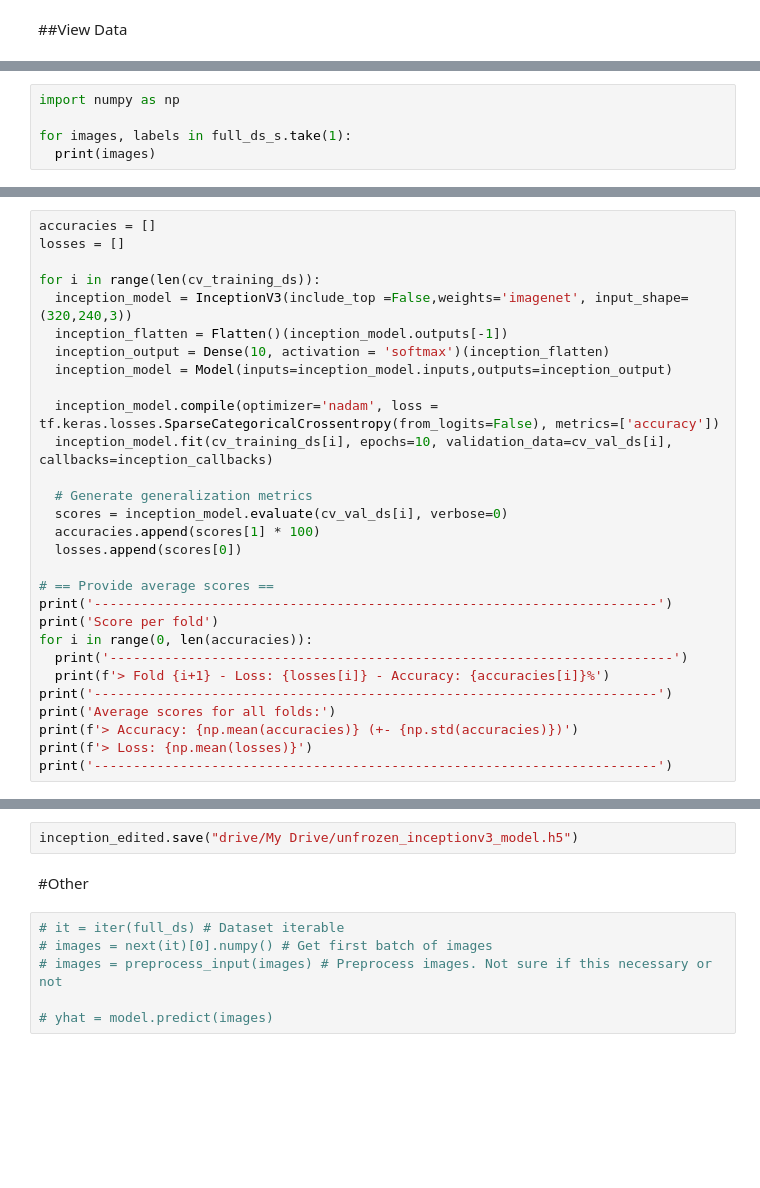
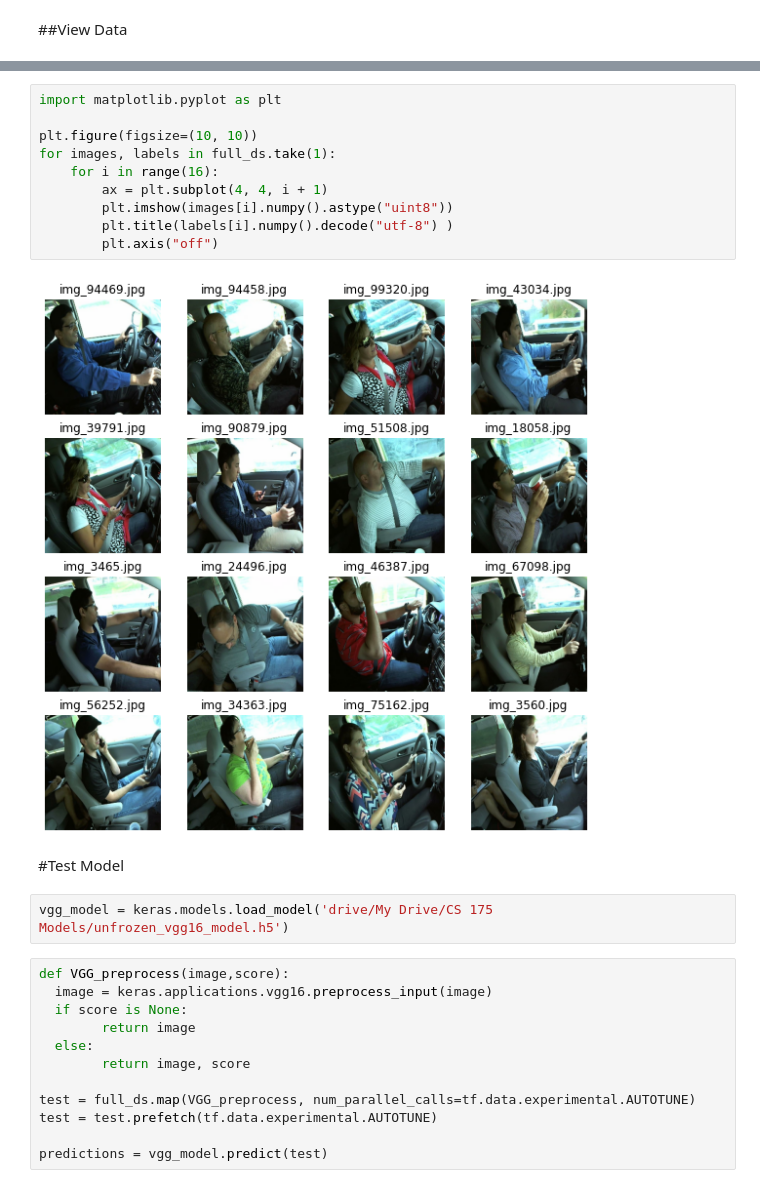
Before and after one commit to AshnakAGQ/DistractedDriver, a Jupyter notebook: project.ipynb, the cells around one changed output, grey strips where cells are left out. Saved outputs shown, nothing was run; the diff lists cells and outputs as text; blank space fills up the shorter version.

```diff
--- a/project.ipynb
+++ b/project.ipynb
@@ -224,5 +116,0 @@ def benchmark(dataset, num_epochs=2):
-# %%
-import numpy as np
-
-for images, labels in full_ds_s.take(1):
-  print(images)
@@ -785,29 +116,0 @@ _________________________________________________________________
-# %%
-accuracies = []
-losses = []
-
-for i in range(len(cv_training_ds)):
-  inception_model = InceptionV3(include_top =False,weights='imagenet', input_shape=(320,240,3))
-  inception_flatten = Flatten()(inception_model.outputs[-1])
-  inception_output = Dense(10, activation = 'softmax')(inception_flatten)
-  inception_model = Model(inputs=inception_model.inputs,outputs=inception_output)
-
-  inception_model.compile(optimizer='nadam', loss = tf.keras.losses.SparseCategoricalCrossentropy(from_logits=False), metrics=['accuracy'])
-  inception_model.fit(cv_training_ds[i], epochs=10, validation_data=cv_val_ds[i], callbacks=inception_callbacks)
-
-  # Generate generalization metrics
-  scores = inception_model.evaluate(cv_val_ds[i], verbose=0)
-  accuracies.append(scores[1] * 100)
-  losses.append(scores[0])
-
-# == Provide average scores ==
-print('------------------------------------------------------------------------')
-print('Score per fold')
-for i in range(0, len(accuracies)):
-  print('------------------------------------------------------------------------')
-  print(f'> Fold {i+1} - Loss: {losses[i]} - Accuracy: {accuracies[i]}%')
-print('------------------------------------------------------------------------')
-print('Average scores for all folds:')
-print(f'> Accuracy: {np.mean(accuracies)} (+- {np.std(accuracies)})')
-print(f'> Loss: {np.mean(losses)}')
-print('------------------------------------------------------------------------')
@@ -944,10 +117,28 @@ plt.legend(['frozen','unfrozen'], loc='upper left')
-# %%
-inception_edited.save("drive/My Drive/unfrozen_inceptionv3_model.h5")
-# %% [markdown]
-#Other
-# %%
-# it = iter(full_ds) # Dataset iterable
-# images = next(it)[0].numpy() # Get first batch of images
-# images = preprocess_input(images) # Preprocess images. Not sure if this necessary or not
-
-# yhat = model.predict(images)
+# %%
+import matplotlib.pyplot as plt
+
+plt.figure(figsize=(10, 10))
+for images, labels in full_ds.take(1):
+    for i in range(16):
+        ax = plt.subplot(4, 4, i + 1)
+        plt.imshow(images[i].numpy().astype("uint8"))
+        plt.title(labels[i].numpy().decode("utf-8") )
+        plt.axis("off")
+# %% [output]
+[figure, added]
+# %% [markdown]
+#Test Model
+# %%
+vgg_model = keras.models.load_model('drive/My Drive/CS 175 Models/unfrozen_vgg16_model.h5')
+# %%
+def VGG_preprocess(image,score):
+  image = keras.applications.vgg16.preprocess_input(image)
+  if score is None:
+        return image
+  else:
+        return image, score
+
+test = full_ds.map(VGG_preprocess, num_parallel_calls=tf.data.experimental.AUTOTUNE)
+test = test.prefetch(tf.data.experimental.AUTOTUNE)
+
+predictions = vgg_model.predict(test)
```
Also changed, not shown: parts of 62 cells of this notebook.
